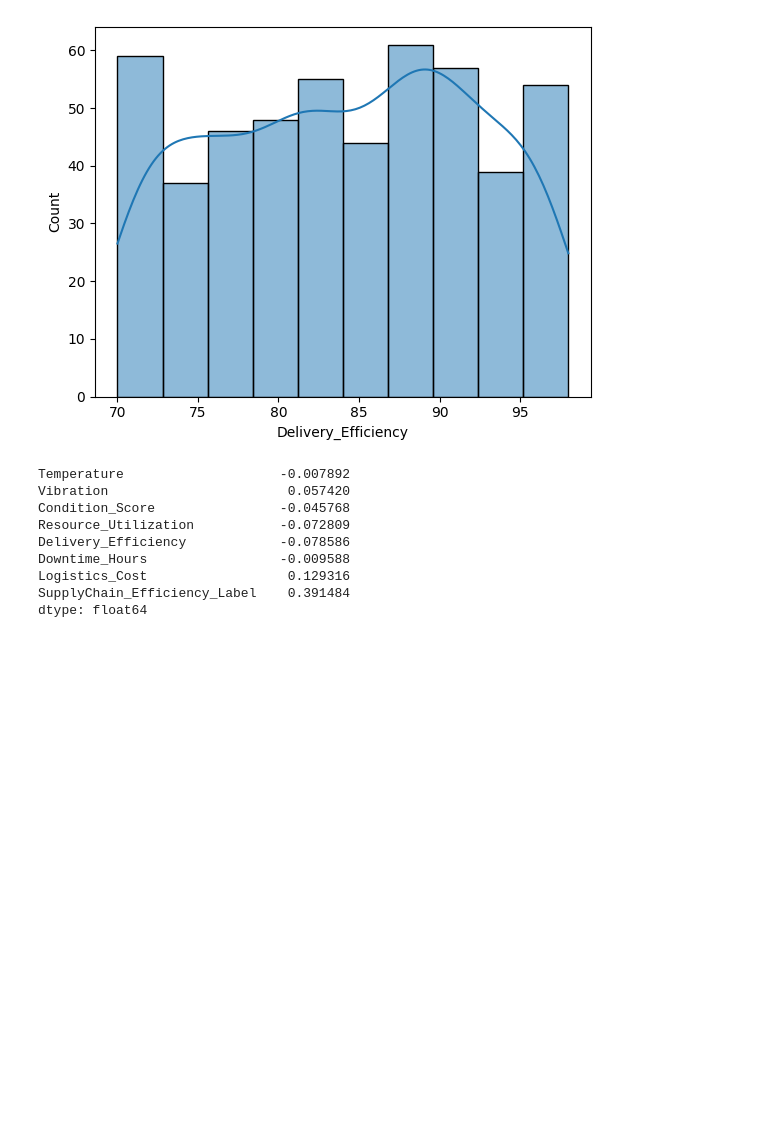
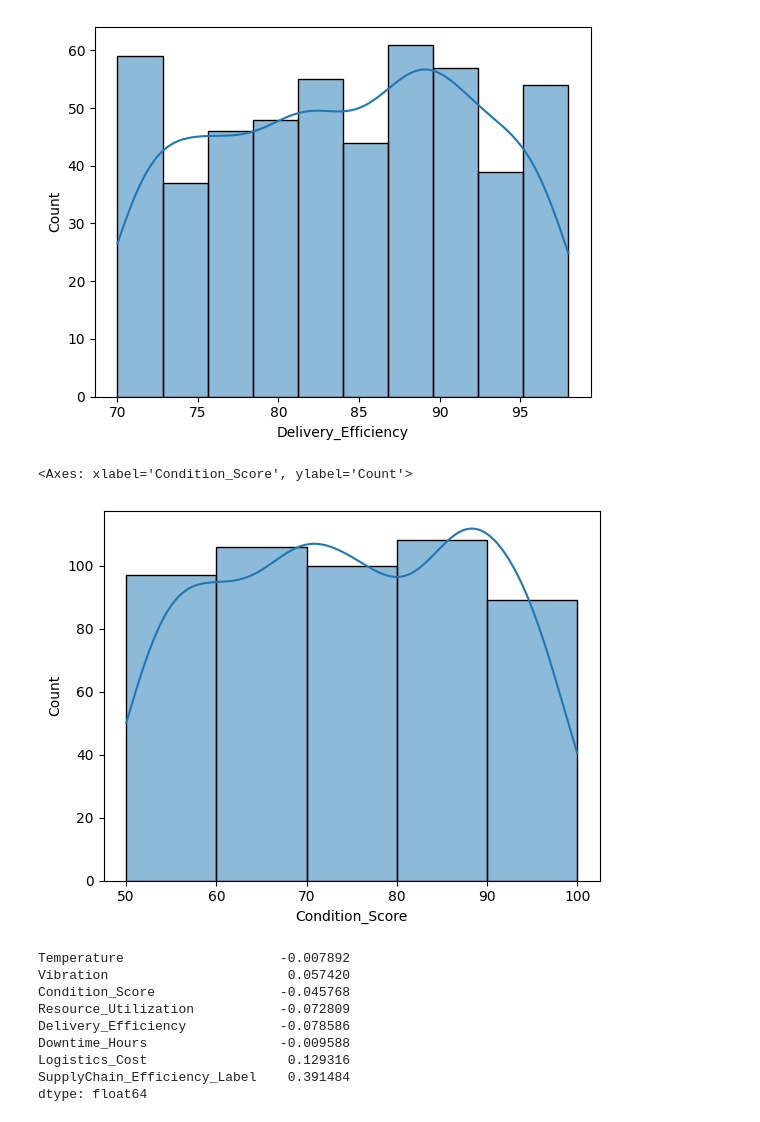
Before and after one commit to Vishesh-coder/AI_ML, a Jupyter notebook: EDA/eda.ipynb, the cells around one changed output. Cells and saved outputs as stored; diff of their text form; code cells hidden in the pictures; blank space fills up the shorter version.

```diff
--- a/EDA/eda.ipynb
+++ b/EDA/eda.ipynb
@@ -239,6 +243,11 @@ sns.histplot(df['Delivery_Efficiency'], kde=True, bins=10)
 # %% [output]
 <Axes: xlabel='Delivery_Efficiency', ylabel='Count'>
 [figure]
+# %%
+sns.histplot(df['Condition_Score'], kde=True, bins=5)
+# %% [output]
+<Axes: xlabel='Condition_Score', ylabel='Count'>
+[figure, added]
 # %%
 numeric_df.skew()
 # %% [output]
```
Also changed, not shown: parts of 4 cells of this notebook.
